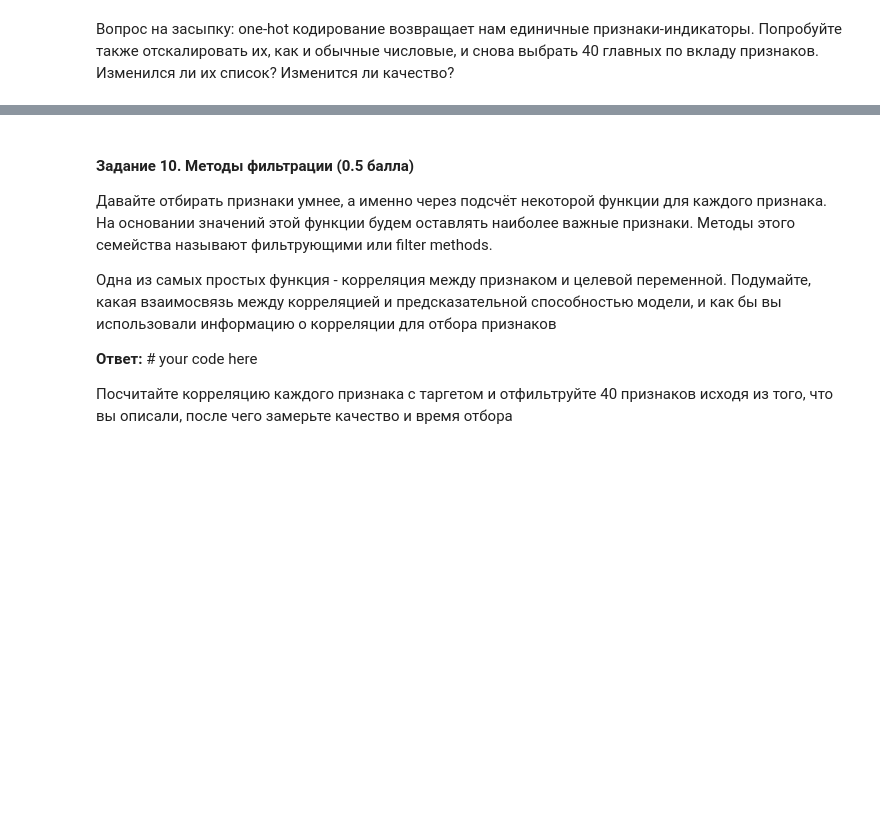
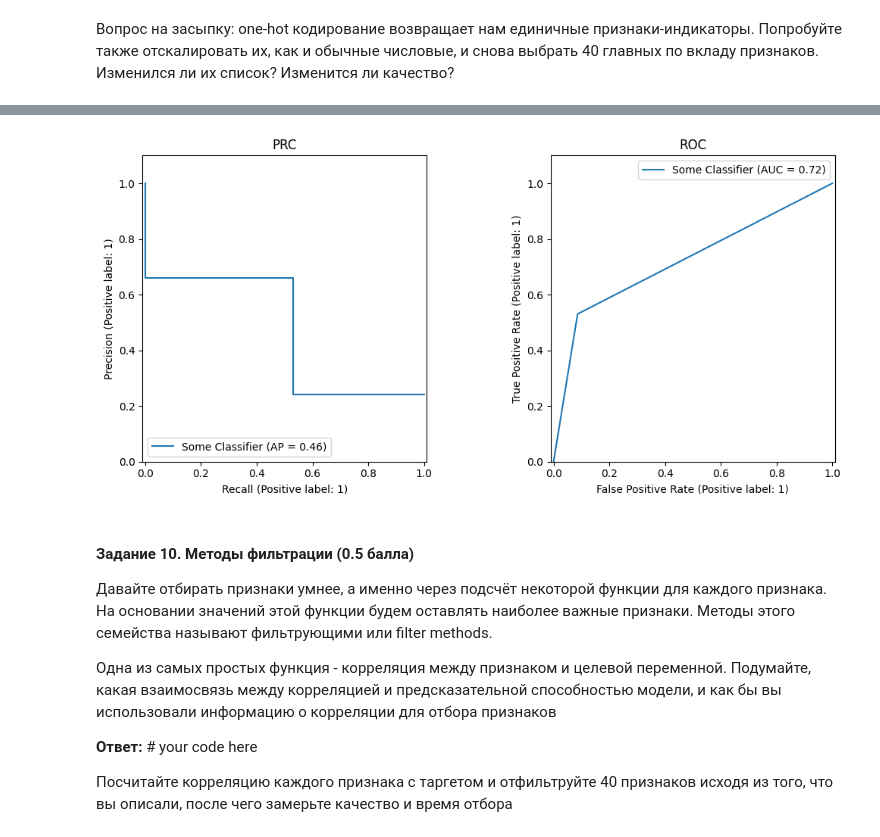
Before and after one commit to AndreiPolischuk/ML_HOMEWORKS, a Jupyter notebook: HW4/homework_practice_04_linclass-PolischukAndrei.ipynb, the cells around one changed output, grey strips where cells are left out. Saved outputs shown, nothing was run; the diff lists cells and outputs as text; code cells hidden in the pictures; blank space fills up the shorter version.

```diff
--- a/HW4/homework_practice_04_linclass-PolischukAndrei.ipynb
+++ b/HW4/homework_practice_04_linclass-PolischukAndrei.ipynb
@@ -1137,0 +1214,87 @@ FileNotFoundError: [Errno 2] No such file or directory: 'adult.data'
+# %%
+X_train, X_test, y_train, y_test = train_test_split(X, y, test_size=0.25, random_state=777, stratify=y)
+
+categorical_transformer = OneHotEncoder(drop='first')
+numerical_transformer = StandardScaler()
+
+
+
+X_train = pd.get_dummies(X_train, columns=columns_to_encode, drop_first=False)
+
+X_test = pd.get_dummies(X_test, columns=columns_to_encode, drop_first=False)
+
+
+
+#X_train = X_train.drop(columns=columns_to_encode, axis=1)
+
+#X_test = X_test.drop(columns=columns_to_encode, axis=1)
+
+# preprocessor = ColumnTransformer(
+#     transformers=[
+#         ('cat', categorical_transformer, columns_to_encode),
+
+#     ])
+
+
+#print(X_train)
+
+train_columns = X_train.columns
+test_columns = X_test.columns
+
+missing_cols = set(train_columns) - set(test_columns)
+
+for col in missing_cols:
+    X_test[col] = False
+
+X_test = X_test[train_columns]
+
+
+
+preprocessor2 = ColumnTransformer(
+    transformers=[
+
+        ('num', numerical_transformer, X_train.columns)
+
+    ])
+
+pipeline = Pipeline(steps=[
+    # ('preprocessor', preprocessor),
+    ('prepocessor2', preprocessor2)
+])
+
+#print(X_train)
+
+pipeline.fit(X_train)
+X_train = pipeline.transform(X_train)
+
+X_test = pipeline.transform(X_test)
+
+
+coefficients = model.coef_[0]
+
+
+
+feature_coeffs = pd.DataFrame({
+    'Feature': [i for i in range((coefficients.shape[0]))],
+    'Coefficient': coefficients
+})
+
+feature_coeffs['abs_coefficient'] = feature_coeffs['Coefficient'].abs()
+feature_coeffs = feature_coeffs.sort_values(by='abs_coefficient', ascending=False)
+
+top_40_features = feature_coeffs.head(40)['Feature']
+
+#print(top_40_features.shape)
+
+
+X_top_40 = X_train[:, top_40_features]
+
+model_top_40 = LogisticRegression()
+model_top_40.fit(X_top_40, y_train)
+
+X_top_40
+
+X_test = X_test[:, top_40_features]
+
+depict_pr_roc(y_test, model_top_40.predict(X_test))
+# %% [output]
@@ -1138,3 +1304,4 @@ FileNotFoundError: [Errno 2] No such file or directory: 'adult.data'
+[figure, added]
 # %% [markdown]
 #### __Задание 10. Методы фильтрации (0.5 балла)__
 
```
Also changed, not shown: parts of 30 cells of this notebook, 1 other file.
